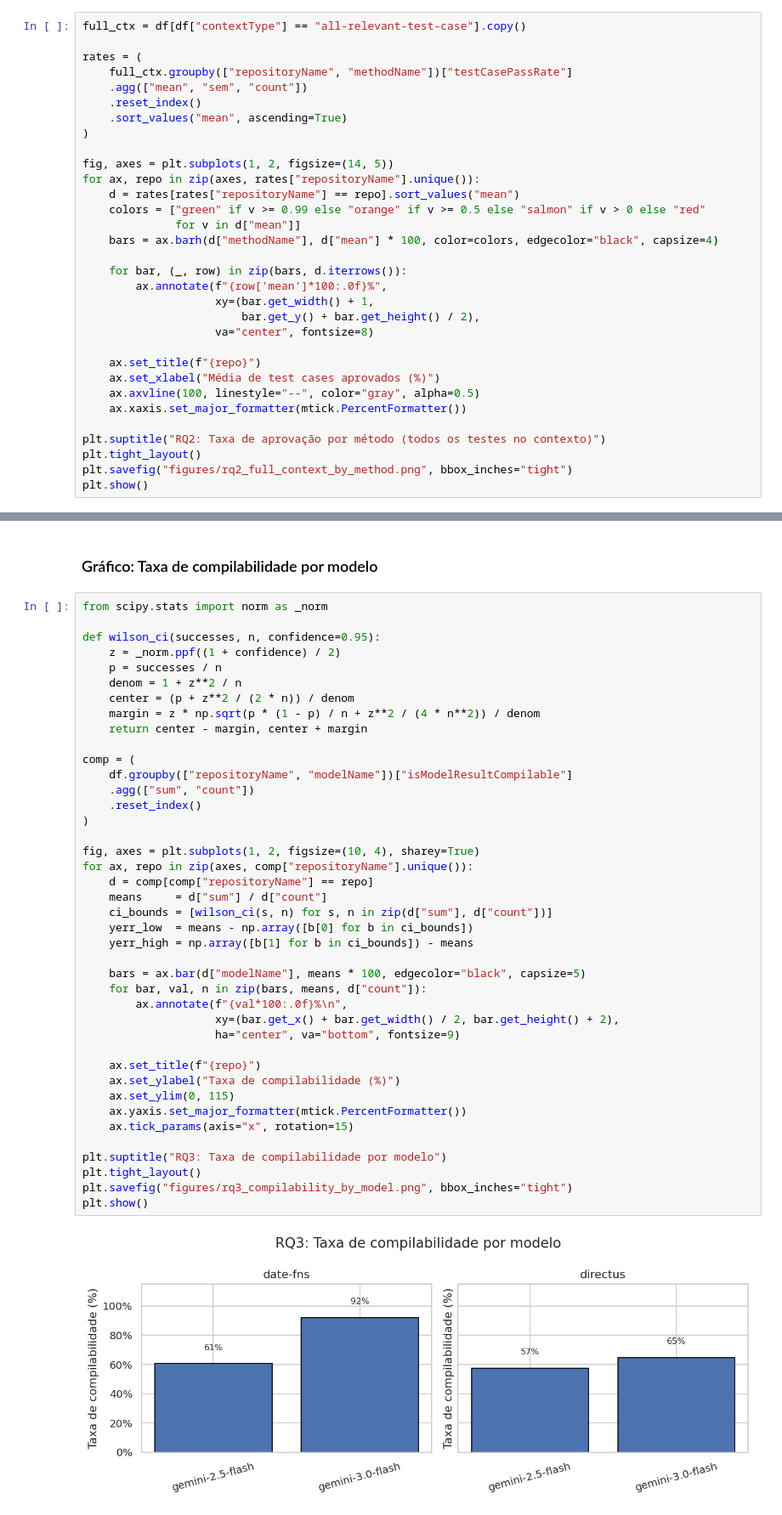
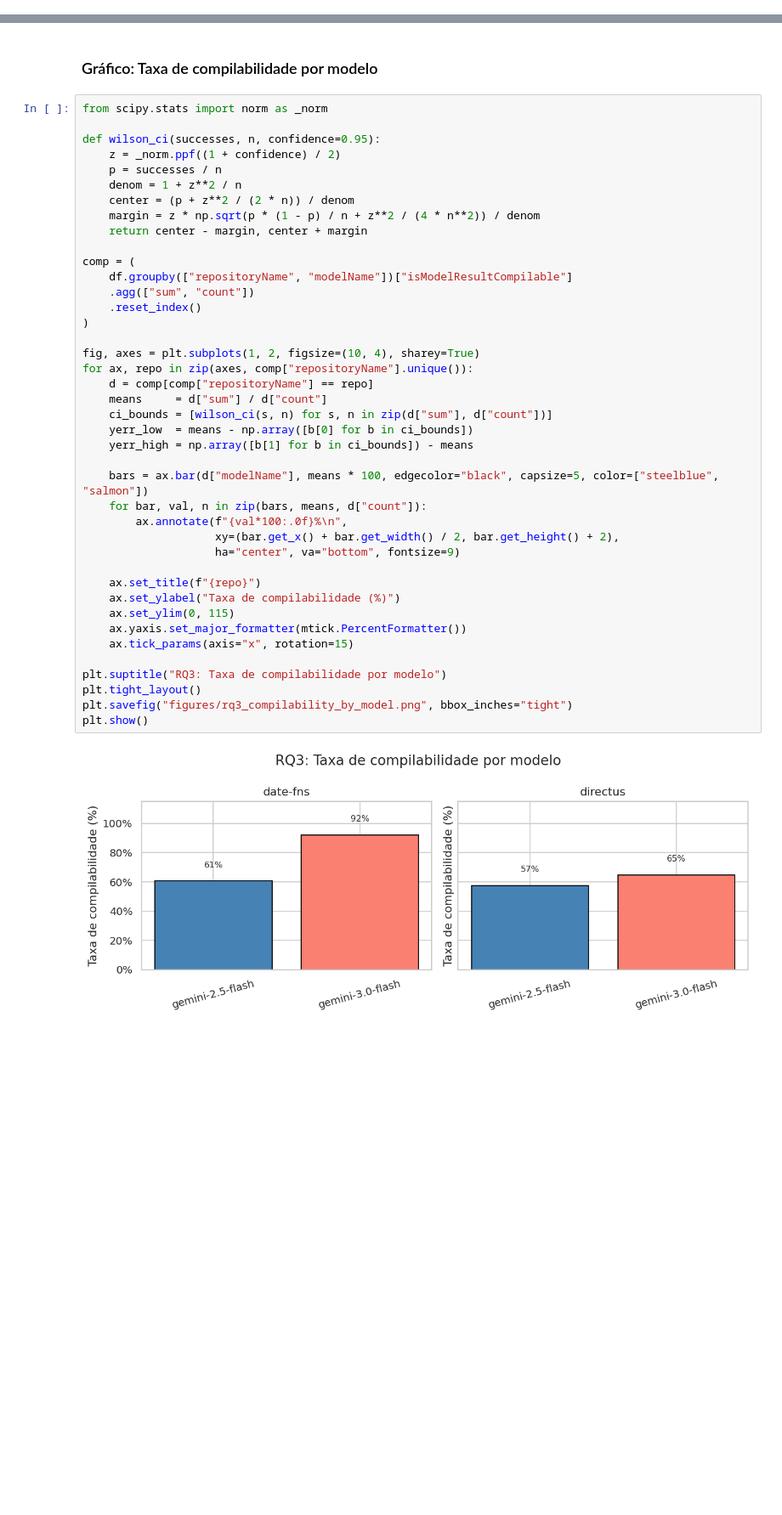
Before and after one commit to guilhermebkel/vem2026-test-driven-prompting, a Jupyter notebook: research/analysis.ipynb, the cells around one changed output, grey strips where cells are left out. Shown at 85% size. Saved outputs shown, nothing was run; the diff lists cells and outputs as text; blank space fills up the shorter version.

```diff
--- a/research/analysis.ipynb
+++ b/research/analysis.ipynb
@@ -408,32 +405,0 @@ plt.show()
-# %%
-full_ctx = df[df["contextType"] == "all-relevant-test-case"].copy()
-
-rates = (
-    full_ctx.groupby(["repositoryName", "methodName"])["testCasePassRate"]
-    .agg(["mean", "sem", "count"])
-    .reset_index()
-    .sort_values("mean", ascending=True)
-)
-
-fig, axes = plt.subplots(1, 2, figsize=(14, 5))
-for ax, repo in zip(axes, rates["repositoryName"].unique()):
-    d = rates[rates["repositoryName"] == repo].sort_values("mean")
-    colors = ["green" if v >= 0.99 else "orange" if v >= 0.5 else "salmon" if v > 0 else "red"
-              for v in d["mean"]]
-    bars = ax.barh(d["methodName"], d["mean"] * 100, color=colors, edgecolor="black", capsize=4)
-
-    for bar, (_, row) in zip(bars, d.iterrows()):
-        ax.annotate(f"{row['mean']*100:.0f}%",
-                    xy=(bar.get_width() + 1,
-                        bar.get_y() + bar.get_height() / 2),
-                    va="center", fontsize=8)
-
-    ax.set_title(f"{repo}")
-    ax.set_xlabel("Média de test cases aprovados (%)")
-    ax.axvline(100, linestyle="--", color="gray", alpha=0.5)
-    ax.xaxis.set_major_formatter(mtick.PercentFormatter())
-
-plt.suptitle("RQ2: Taxa de aprovação por método (todos os testes no contexto)")
-plt.tight_layout()
-plt.savefig("figures/rq2_full_context_by_method.png", bbox_inches="tight")
-plt.show()
@@ -633,33 +641,33 @@ def wilson_ci(successes, n, confidence=0.95):
 comp = (
     df.groupby(["repositoryName", "modelName"])["isModelResultCompilable"]
     .agg(["sum", "count"])
     .reset_index()
 )
 
 fig, axes = plt.subplots(1, 2, figsize=(10, 4), sharey=True)
 for ax, repo in zip(axes, comp["repositoryName"].unique()):
     d = comp[comp["repositoryName"] == repo]
     means     = d["sum"] / d["count"]
     ci_bounds = [wilson_ci(s, n) for s, n in zip(d["sum"], d["count"])]
     yerr_low  = means - np.array([b[0] for b in ci_bounds])
     yerr_high = np.array([b[1] for b in ci_bounds]) - means
 
-    bars = ax.bar(d["modelName"], means * 100, edgecolor="black", capsize=5)
+    bars = ax.bar(d["modelName"], means * 100, edgecolor="black", capsize=5, color=["steelblue", "salmon"])
     for bar, val, n in zip(bars, means, d["count"]):
         ax.annotate(f"{val*100:.0f}%\n",
                     xy=(bar.get_x() + bar.get_width() / 2, bar.get_height() + 2),
                     ha="center", va="bottom", fontsize=9)
 
     ax.set_title(f"{repo}")
     ax.set_ylabel("Taxa de compilabilidade (%)")
     ax.set_ylim(0, 115)
     ax.yaxis.set_major_formatter(mtick.PercentFormatter())
     ax.tick_params(axis="x", rotation=15)
 
 plt.suptitle("RQ3: Taxa de compilabilidade por modelo")
 plt.tight_layout()
 plt.savefig("figures/rq3_compilability_by_model.png", bbox_inches="tight")
 plt.show()
 # %% [output]
-[figure, old version]
+[figure, new version]
 # %% [markdown]
```
Also changed, not shown: parts of 6 cells of this notebook, 5 other files.
